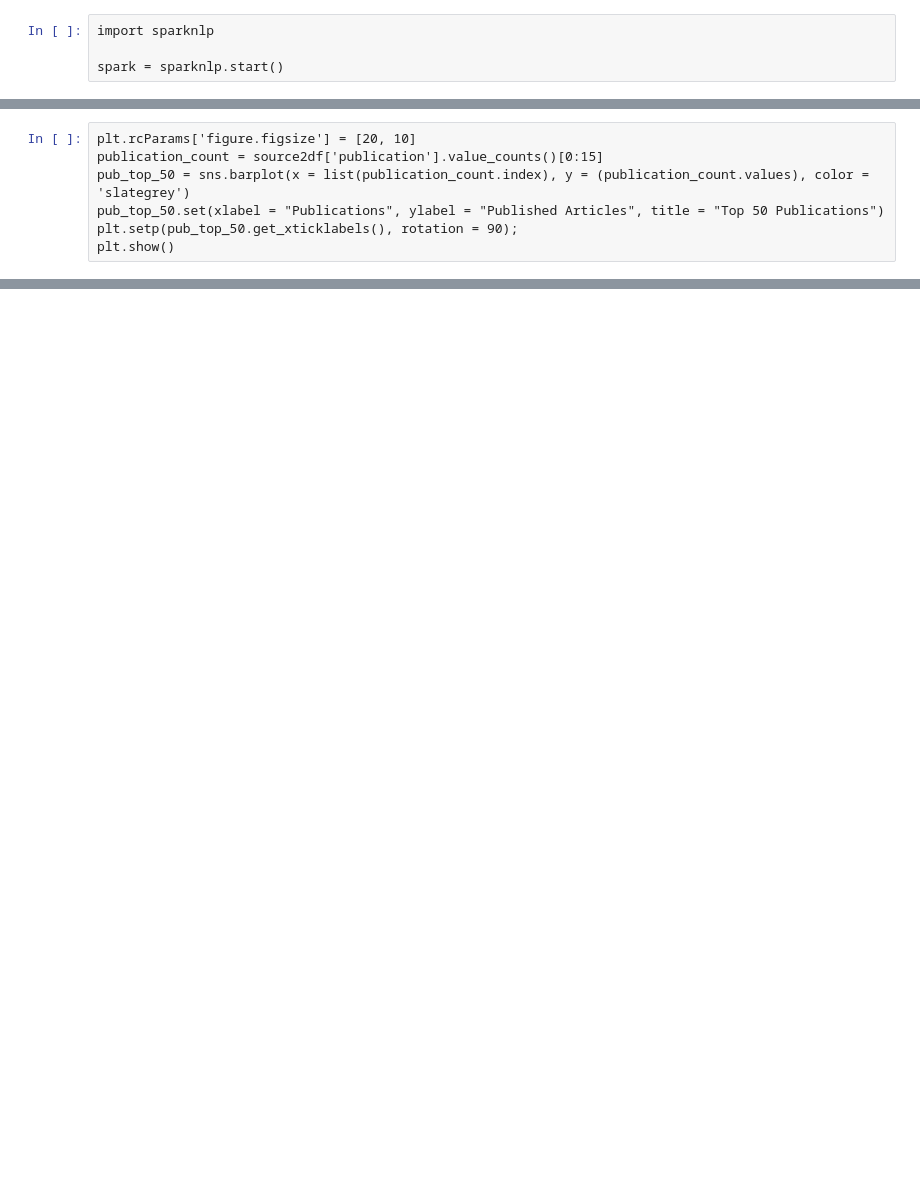
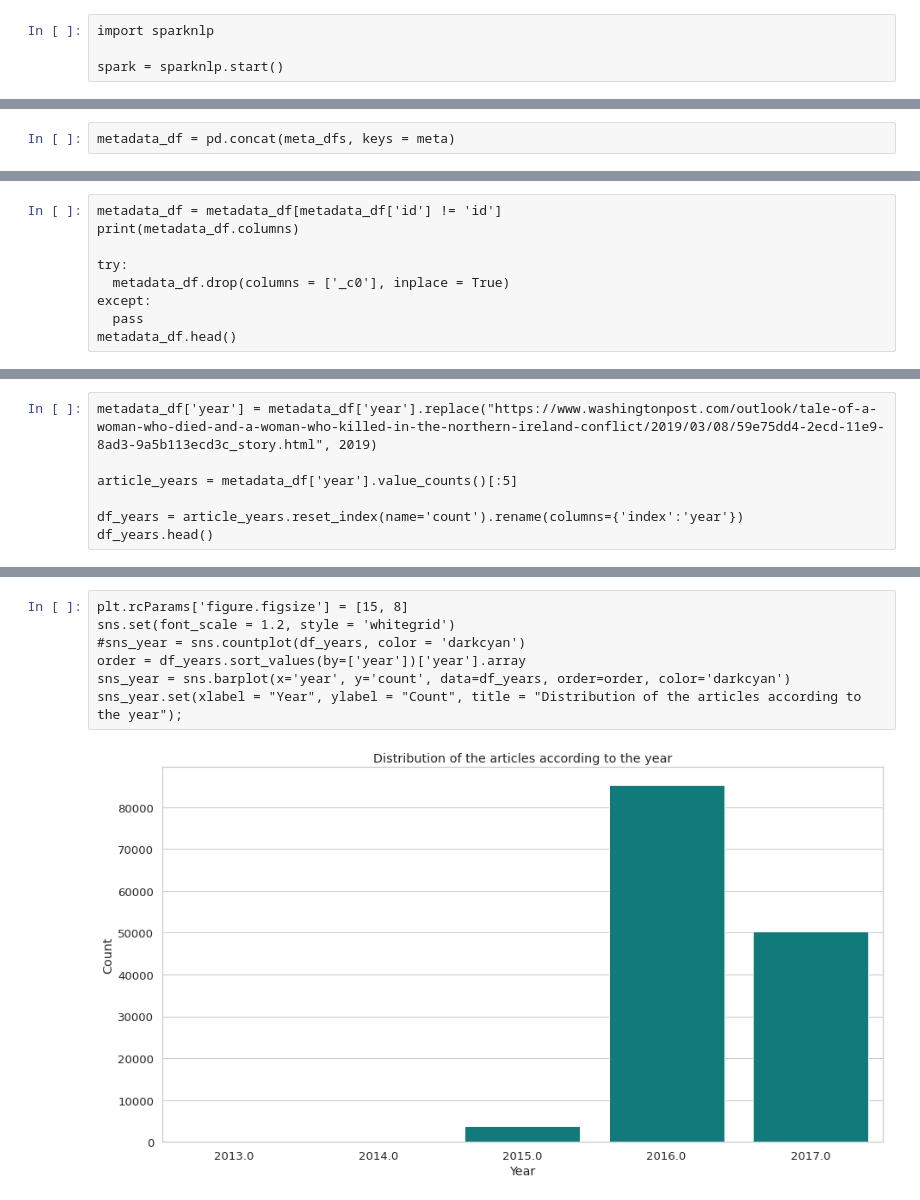
Before and after one commit to ctezna/bigdata-eafit, a Jupyter notebook: project/notebooks/docstore_eda.ipynb, the cells around one changed output, grey strips where cells are left out. Saved outputs shown, nothing was run; the diff lists cells and outputs as text; blank space fills up the shorter version.

```diff
--- a/project/notebooks/docstore_eda.ipynb
+++ b/project/notebooks/docstore_eda.ipynb
@@ -178,7 +131,0 @@ plt.show()
-# %%
-plt.rcParams['figure.figsize'] = [20, 10]
-publication_count = source2df['publication'].value_counts()[0:15]
-pub_top_50 = sns.barplot(x = list(publication_count.index), y = (publication_count.values), color = 'slategrey')
-pub_top_50.set(xlabel = "Publications", ylabel = "Published Articles", title = "Top 50 Publications")
-plt.setp(pub_top_50.get_xticklabels(), rotation = 90);
-plt.show()
@@ -644,0 +169,2 @@ his plan calls for 50 000 schools to have a strong emphasis on soccer by 2025 a
+# %%
+metadata_df = pd.concat(meta_dfs, keys = meta)
@@ -644,0 +435,9 @@ his plan calls for 50 000 schools to have a strong emphasis on soccer by 2025 a
+# %%
+metadata_df = metadata_df[metadata_df['id'] != 'id']
+print(metadata_df.columns)
+
+try:
+  metadata_df.drop(columns = ['_c0'], inplace = True)
+except:
+  pass
+metadata_df.head()
@@ -644,0 +452,7 @@ his plan calls for 50 000 schools to have a strong emphasis on soccer by 2025 a
+# %%
+metadata_df['year'] = metadata_df['year'].replace("https://www.washingtonpost.com/outlook/tale-of-a-woman-who-died-and-a-woman-who-killed-in-the-northern-ireland-conflict/2019/03/08/59e75dd4-2ecd-11e9-8ad3-9a5b113ecd3c_story.html", 2019)
+
+article_years = metadata_df['year'].value_counts()[:5]
+
+df_years = article_years.reset_index(name='count').rename(columns={'index':'year'})
+df_years.head()
@@ -644,0 +466,9 @@ his plan calls for 50 000 schools to have a strong emphasis on soccer by 2025 a
+# %%
+plt.rcParams['figure.figsize'] = [15, 8]
+sns.set(font_scale = 1.2, style = 'whitegrid')
+#sns_year = sns.countplot(df_years, color = 'darkcyan')
+order = df_years.sort_values(by=['year'])['year'].array
+sns_year = sns.barplot(x='year', y='count', data=df_years, order=order, color='darkcyan')
+sns_year.set(xlabel = "Year", ylabel = "Count", title = "Distribution of the articles according to the year");
+# %% [output]
+[figure, added]
```
Also changed, not shown: parts of 64 cells of this notebook, 4 other files.
